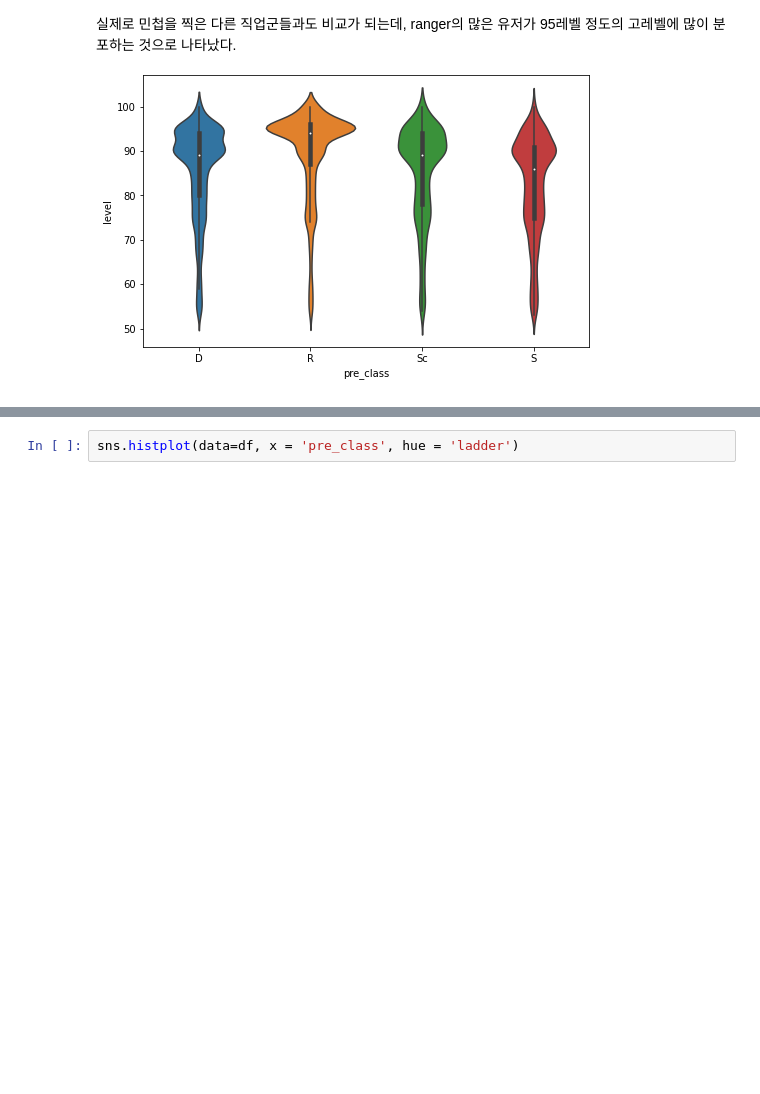
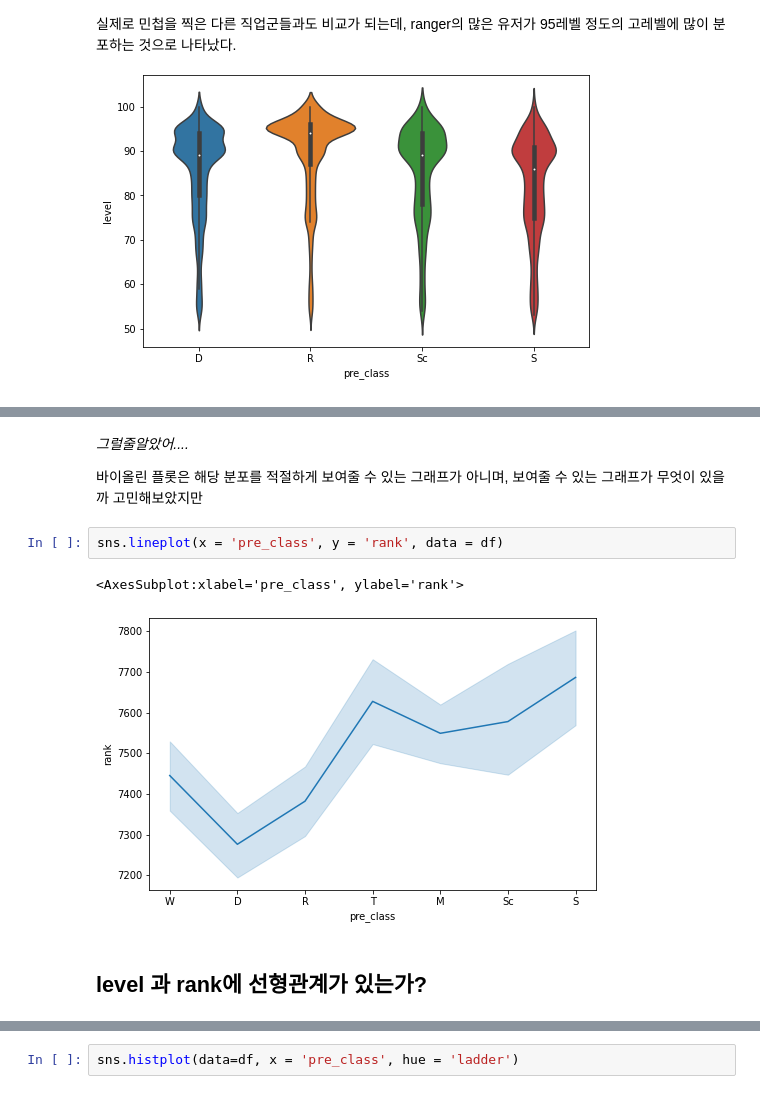
Before and after one commit to Angela-Park-JE/TIL_ver1, a Jupyter notebook: ToyPJT-POE_user/poe_stats_4_EDA_byclass.ipynb, the cells around one changed output, grey strips where cells are left out. Cells and saved outputs as stored; diff of their text form; blank space fills up the shorter version.

```diff
--- a/ToyPJT-POE_user/poe_stats_4_EDA_byclass.ipynb
+++ b/ToyPJT-POE_user/poe_stats_4_EDA_byclass.ipynb
@@ -542,0 +513,11 @@ plt.show()
+# %% [markdown]
+*그럴줄알았어....*
+
+바이올린 플롯은 해당 분포를 적절하게 보여줄 수 있는 그래프가 아니며, 보여줄 수 있는 그래프가 무엇이 있을까 고민해보았지만
+# %%
+sns.lineplot(x = 'pre_class', y = 'rank', data = df)
+# %% [output]
+<AxesSubplot:xlabel='pre_class', ylabel='rank'>
+[figure, added]
+# %% [markdown]
+## level 과 rank에 선형관계가 있는가?
```
Also changed, not shown: parts of 83 cells of this notebook.
